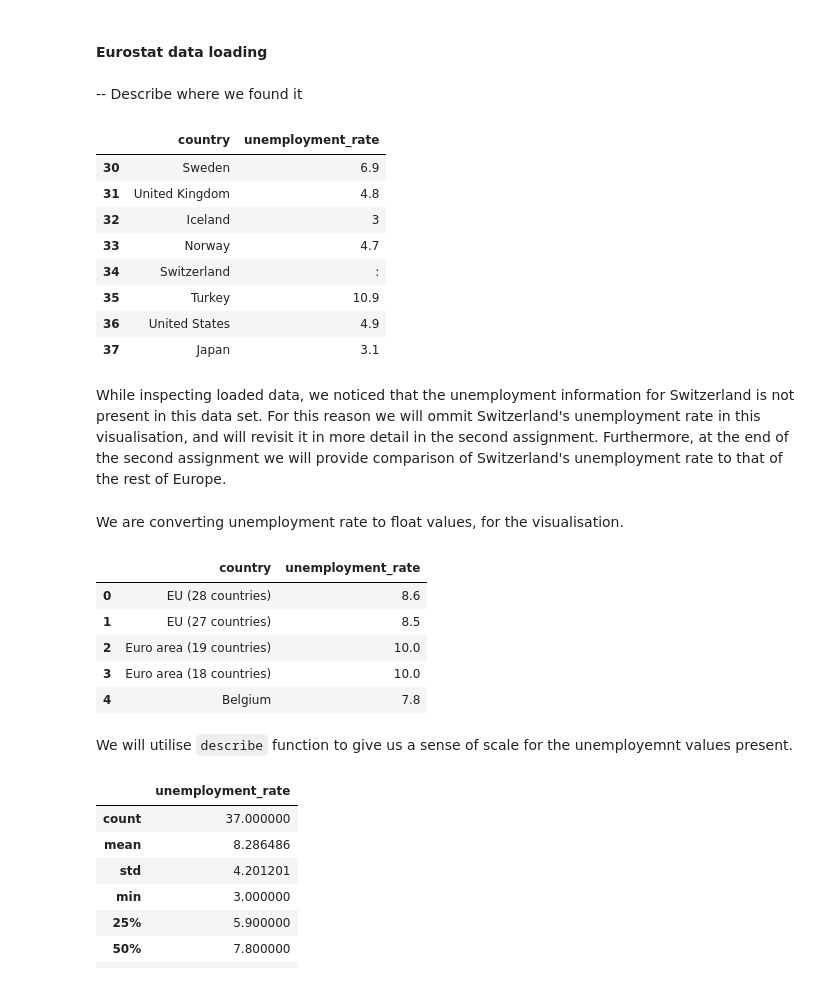
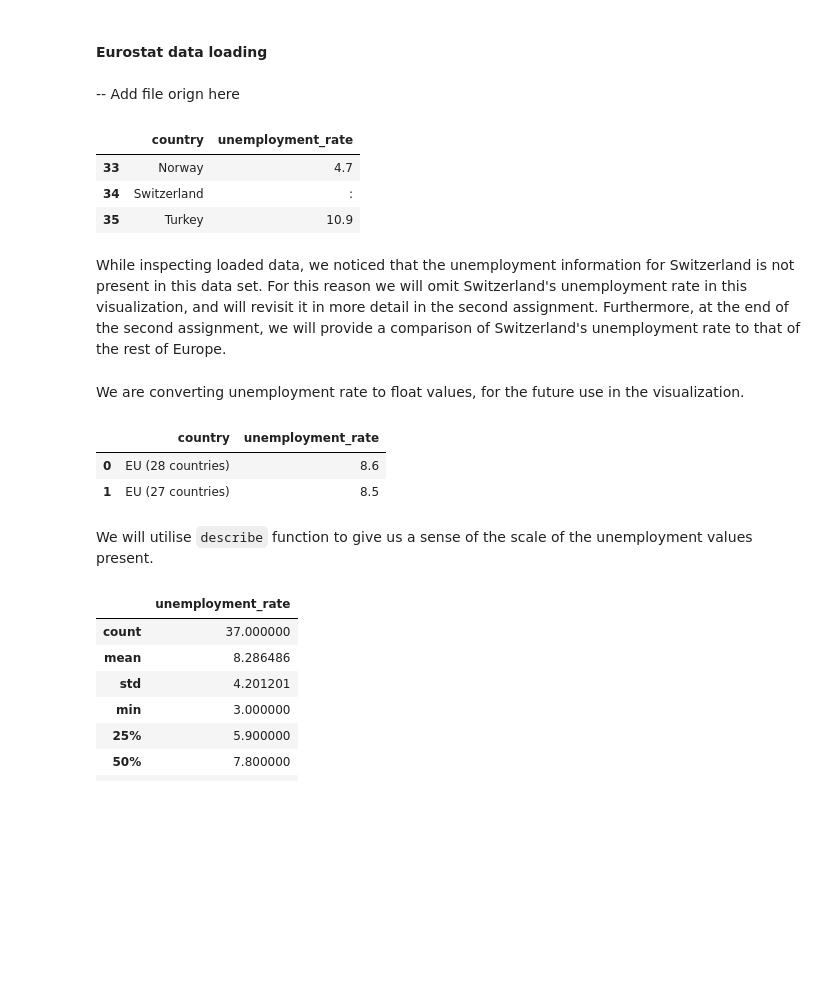
Before and after one commit to zenhaeus/cs-401, a Jupyter notebook: 03 - Interactive Viz/Homework 3 - new.ipynb, the cells around one changed output. Drawn from its saved outputs; the diff is of its cells as text; code cells hidden in the pictures; blank space fills up the shorter version.

Commit message:
Work finished. Will add 3 sentences about data retrieval later.

```diff
--- a/03 - Interactive Viz/Homework 3 - new.ipynb
+++ b/03 - Interactive Viz/Homework 3 - new.ipynb
@@ -25,40 +26,33 @@ Go to the [eurostat](http://ec.europa.eu/eurostat/data/database) website and try
 Use this data to build a [Choropleth map](https://en.wikipedia.org/wiki/Choropleth_map) which shows the unemployment rate in Europe at a country level. Think about [the colors you use](https://carto.com/academy/courses/intermediate-design/choose-colors-1/), how you decided to [split the intervals into data classes](http://gisgeography.com/choropleth-maps-data-classification/) or which interactions you could add in order to make the visualization intuitive and expressive. Compare Switzerland's unemployment rate to that of the rest of Europe.
 # %% [markdown]
 #### Eurostat data loading
-# %% [markdown]
--- Describe where we found it
+# %% [markdown]
+-- Add file orign here
 # %%
-eurostat = pd.read_excel('data/Eurostat_Table_tsdec450NoFlagNoDesc_6a841288-0e2b-48b1-9915-fb161d1ea363.xls', skiprows=[0,1,2])
+eurostat_path = os.path.join('data', 'Eurostat_Table_tsdec450NoFlagNoDesc_6a841288-0e2b-48b1-9915-fb161d1ea363.xls')
+eurostat = pd.read_excel(eurostat_path, skiprows=[0,1,2])
 eurostat = pd.DataFrame({'country': eurostat['geo'], 'unemployment_rate': eurostat['2016']})
-eurostat[30:40]
+eurostat[33:36]
 # %% [output]
 |  | country | unemployment_rate |
-| 30 | Sweden | 6.9 |
-| 31 | United Kingdom | 4.8 |
-| 32 | Iceland | 3 |
 | 33 | Norway | 4.7 |
 | 34 | Switzerland | : |
 | 35 | Turkey | 10.9 |
-| 36 | United States | 4.9 |
-| 37 | Japan | 3.1 |
 # %% [markdown]
-While inspecting loaded data, we noticed that the unemployment information for Switzerland is not present in this data set. For this reason we will ommit Switzerland's unemployment rate in this visualisation, and will revisit it in more detail in the second assignment. Furthermore, at the end of the second assignment we will provide comparison of Switzerland's unemployment rate to that of the rest of Europe.
+While inspecting loaded data, we noticed that the unemployment information for Switzerland is not present in this data set. For this reason we will omit Switzerland's unemployment rate in this visualization, and will revisit it in more detail in the second assignment. Furthermore, at the end of the second assignment, we will provide a comparison of Switzerland's unemployment rate to that of the rest of Europe.
 # %%
 eurostat = eurostat.drop(34)
 # %% [markdown]
-We are converting unemployment rate to float values, for the visualisation.
+We are converting unemployment rate to float values, for the future use in the visualization.
 # %%
 eurostat.unemployment_rate = eurostat.unemployment_rate.astype('float')
-eurostat.head()
+eurostat.head(2)
 # %% [output]
 |  | country | unemployment_rate |
 | 0 | EU (28 countries) | 8.6 |
 | 1 | EU (27 countries) | 8.5 |
-| 2 | Euro area (19 countries) | 10.0 |
-| 3 | Euro area (18 countries) | 10.0 |
-| 4 | Belgium | 7.8 |
 # %% [markdown]
-We will utilise `describe` function to give us a sense of scale for the unemployemnt values present.
+We will utilise `describe` function to give us a sense of the scale of the unemployment values present.
 # %%
 eurostat.describe()
 # %% [output]
```
Also changed, not shown: parts of 34 cells of this notebook, 3 other files.
